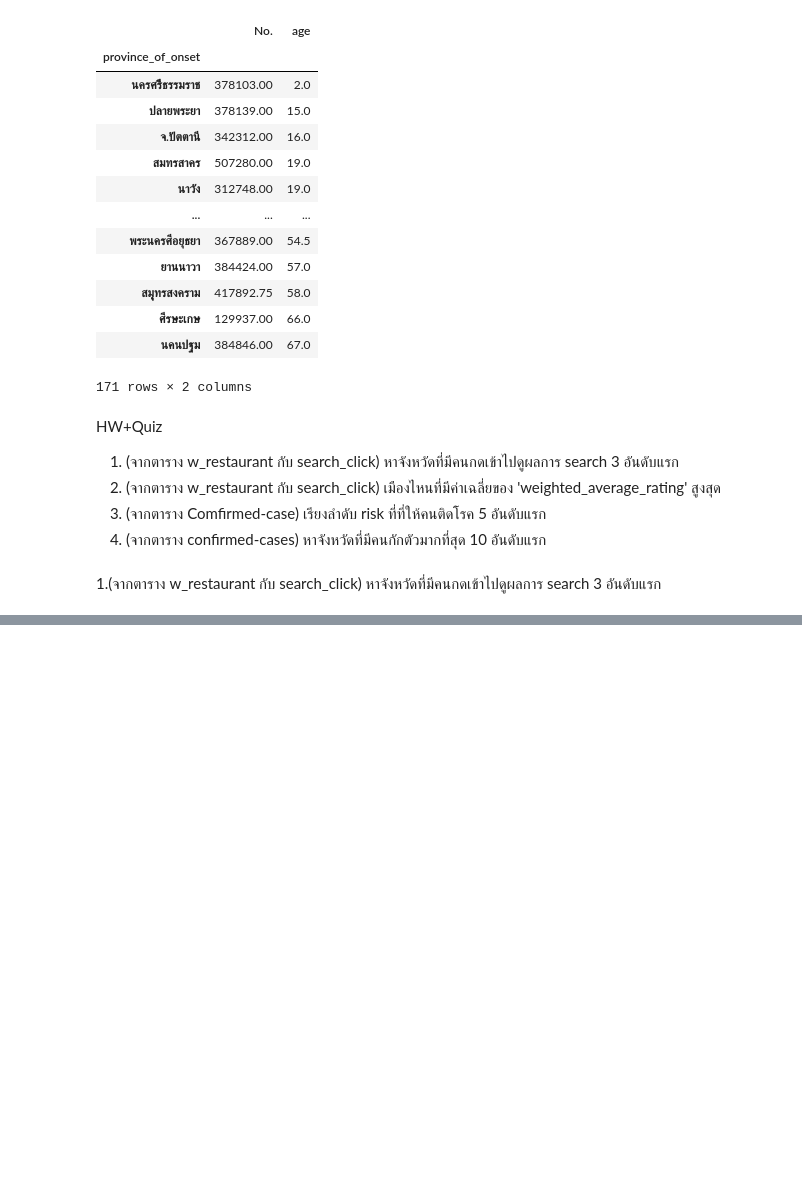
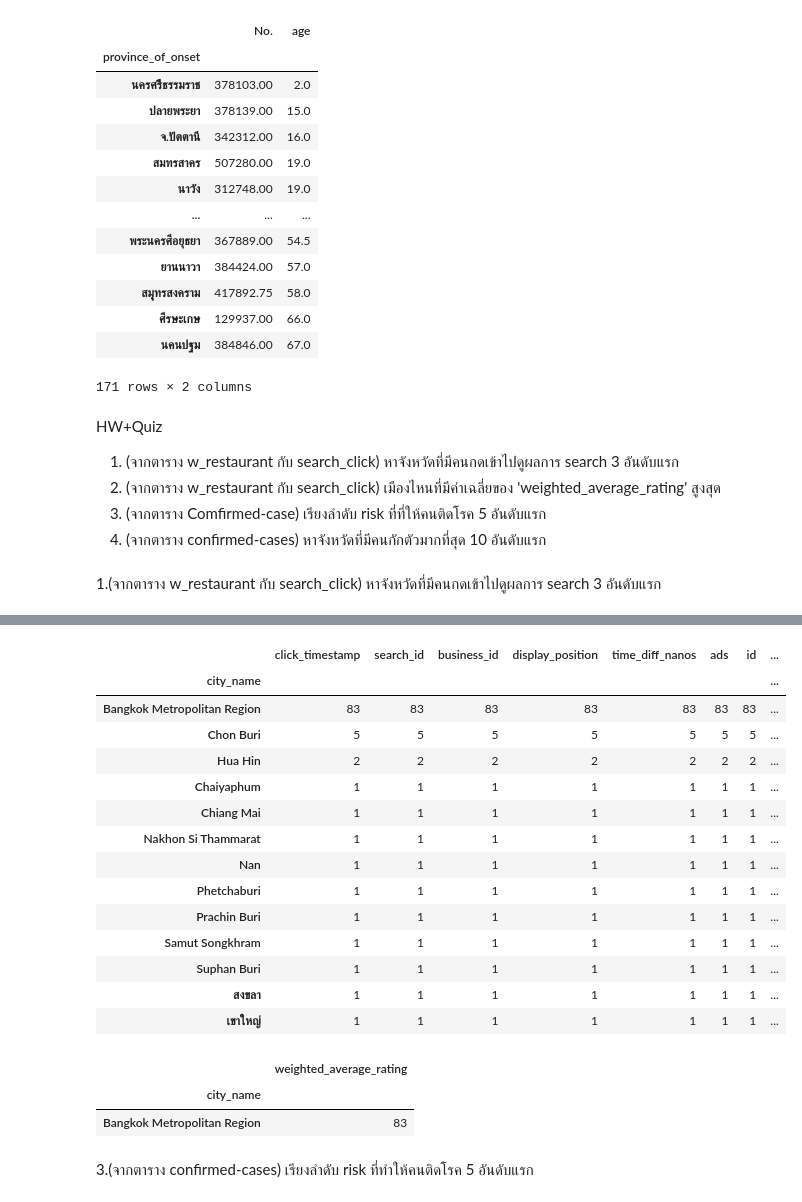
Before and after one commit to sskboonmee/DWDM21, a Jupyter notebook: Data_processing_(Chapter3).ipynb, the cells around one changed output, grey strips where cells are left out. Saved outputs shown, nothing was run; the diff lists cells and outputs as text; code cells hidden in the pictures; blank space fills up the shorter version.

```diff
--- a/Data_processing_(Chapter3).ipynb
+++ b/Data_processing_(Chapter3).ipynb
@@ -1423,0 +1486,28 @@ KeyError: ignored
+# %%
+searchrating = merged_table.groupby('city_name').count().sort_values(by=['weighted_average_rating'],ascending=False)
+searchrating
+# %% [output]
+|  | click_timestamp | search_id | business_id | display_position | time_diff_nanos | ads | id | ... |
+| city_name |  |  |  |  |  |  |  | ... |
+| Bangkok Metropolitan Region | 83 | 83 | 83 | 83 | 83 | 83 | 83 | ... |
+| Chon Buri | 5 | 5 | 5 | 5 | 5 | 5 | 5 | ... |
+| Hua Hin | 2 | 2 | 2 | 2 | 2 | 2 | 2 | ... |
+| Chaiyaphum | 1 | 1 | 1 | 1 | 1 | 1 | 1 | ... |
+| Chiang Mai | 1 | 1 | 1 | 1 | 1 | 1 | 1 | ... |
+| Nakhon Si Thammarat | 1 | 1 | 1 | 1 | 1 | 1 | 1 | ... |
+| Nan | 1 | 1 | 1 | 1 | 1 | 1 | 1 | ... |
+| Phetchaburi | 1 | 1 | 1 | 1 | 1 | 1 | 1 | ... |
+| Prachin Buri | 1 | 1 | 1 | 1 | 1 | 1 | 1 | ... |
+| Samut Songkhram | 1 | 1 | 1 | 1 | 1 | 1 | 1 | ... |
+| Suphan Buri | 1 | 1 | 1 | 1 | 1 | 1 | 1 | ... |
+| สงขลา | 1 | 1 | 1 | 1 | 1 | 1 | 1 | ... |
+| เขาใหญ่ | 1 | 1 | 1 | 1 | 1 | 1 | 1 | ... |
+# %%
+searchrating_weightavg = searchrating.iloc[:1,13:14]   #เมืองที่มีค่าเฉลี่ยของ 'weighted_average_rating' สูงสุด
+searchrating_weightavg
+# %% [output]
+|  | weighted_average_rating |
+| city_name |  |
+| Bangkok Metropolitan Region | 83 |
+# %% [markdown]
+3.(จากตาราง confirmed-cases) เรียงลำดับ risk ที่ทำให้คนติดโรค 5 อันดับแรก
```
Also changed, not shown: parts of 16 cells of this notebook.
